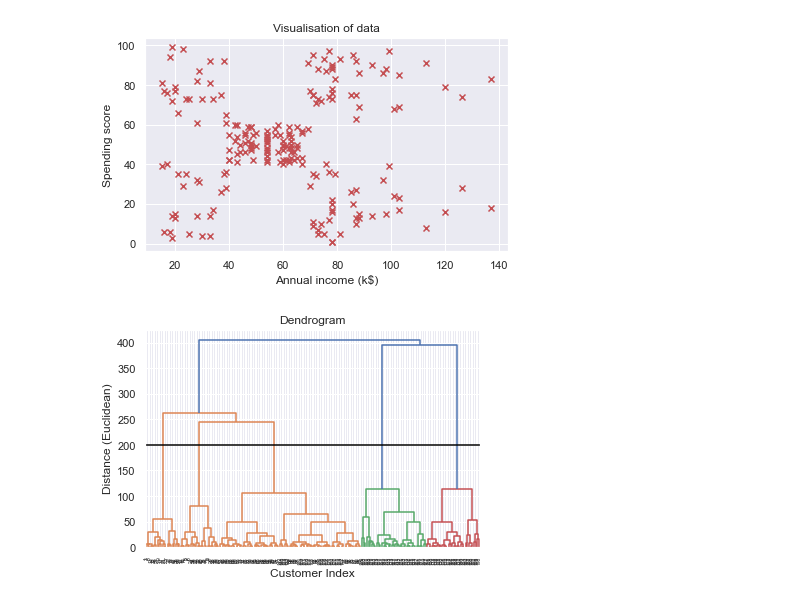
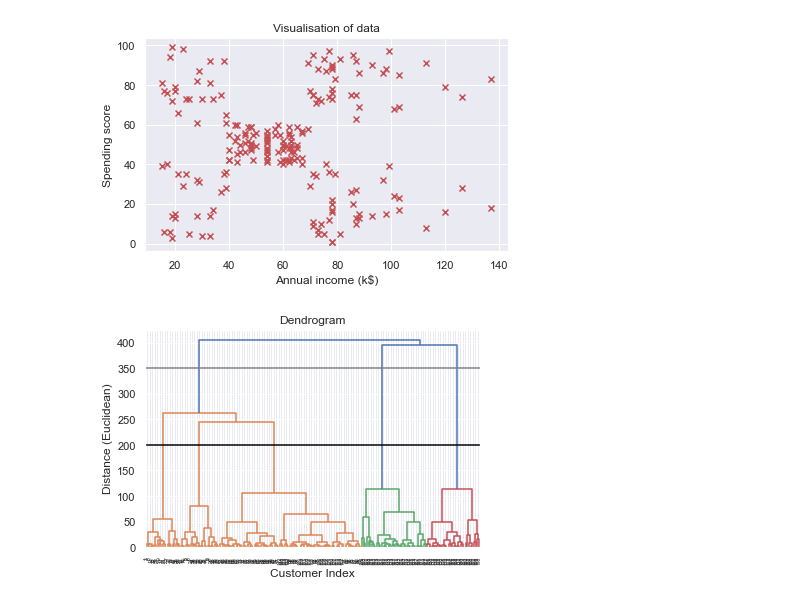
Before and after one commit to JacquesLeen/MachineLearningProjects, a Jupyter notebook: ML - Clustering.ipynb, the cells around one changed output. Saved outputs shown, nothing was run; the diff lists cells and outputs as text; code cells hidden in the pictures.

```diff
--- a/ML - Clustering.ipynb
+++ b/ML - Clustering.ipynb
@@ -128,13 +128,14 @@ plt.savefig('Part 4 - Clustering/Section 24 - K-Means Clustering/Init_Data_Vis.j
 # %%
 ## ============================FIND OPTIMAL NUMBER OF CLUSTERS WITH DENDEROGRAM ==========================
 
 dendro = sch.dendrogram(sch.linkage(X, method='ward' )) #creates the dendrogram
 
 plt.title('Dendrogram')
 plt.xlabel('Customer Index')
 plt.ylabel('Distance (Euclidean)')
 plt.plot([1,2000],[200,200], c='black')
+plt.plot([1,2000],[350,350], c='grey')
 plt.show()
 # %% [output]
-[figure, old version]
+[figure, new version]
 # %%
```
Also changed, not shown: parts of 5 cells of this notebook.
